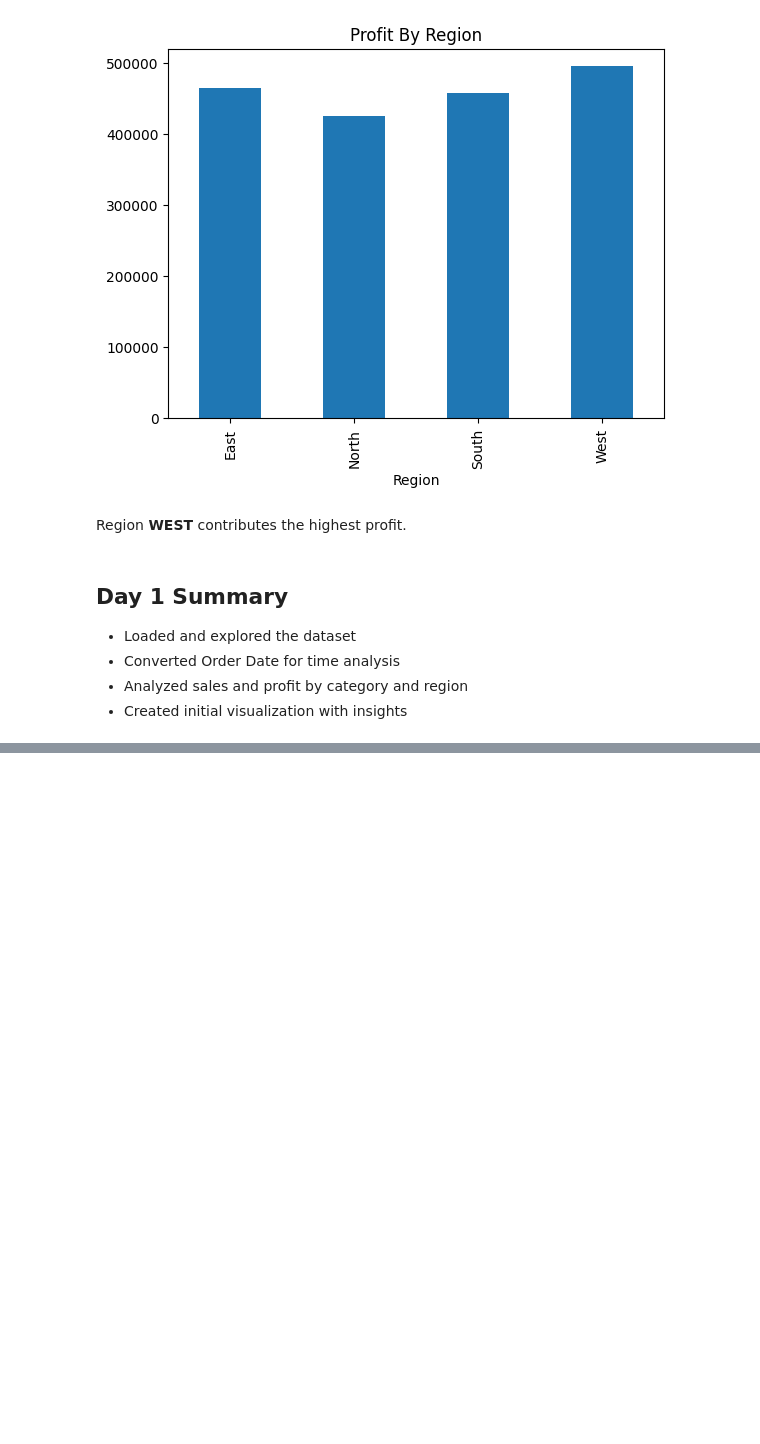
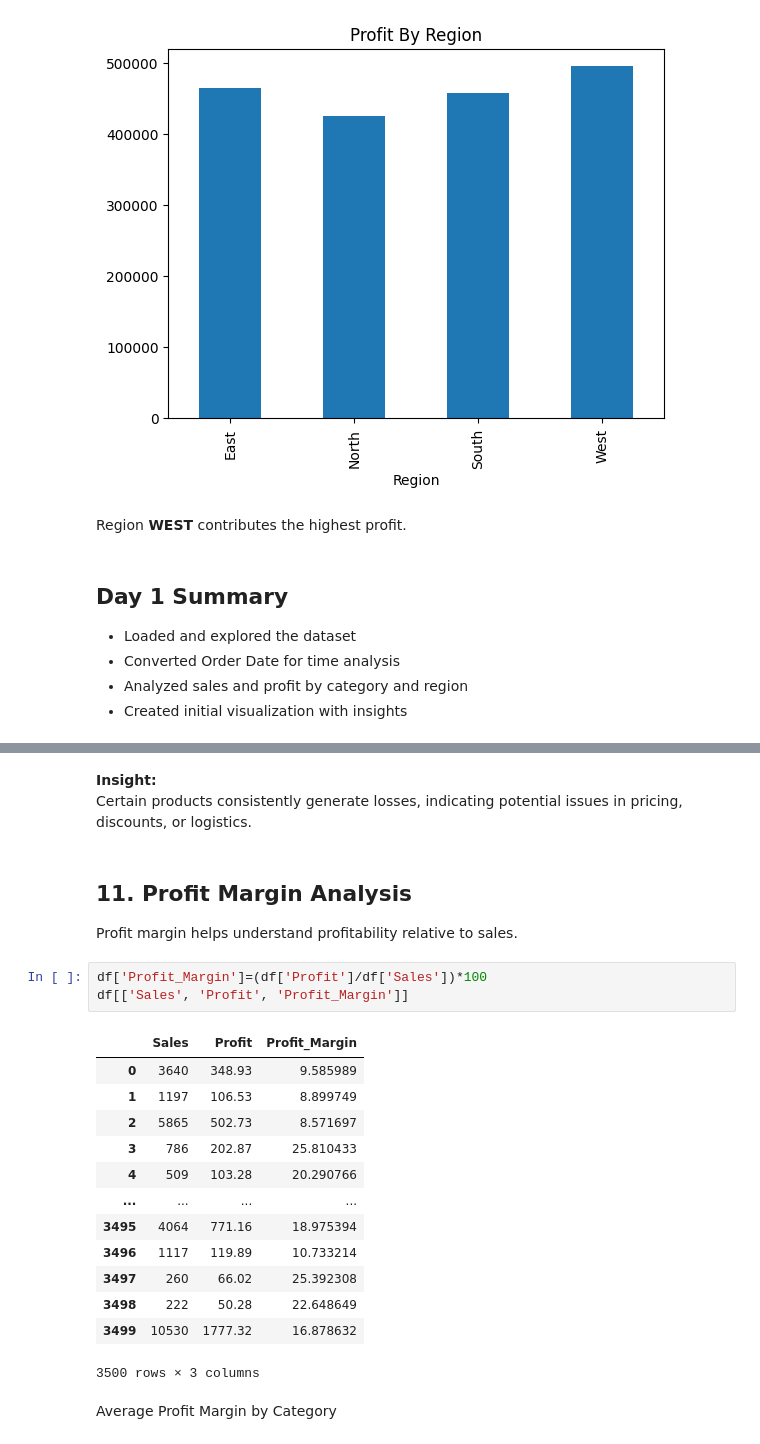
Before and after one commit to Vaishnu30/ecommerce-sales-analysis, a Jupyter notebook: notebook/ecommerce_sales_analysis.ipynb, the cells around one changed output, grey strips where cells are left out. Cells and saved outputs as stored; diff of their text form; blank space fills up the shorter version.

```diff
--- a/notebook/ecommerce_sales_analysis.ipynb
+++ b/notebook/ecommerce_sales_analysis.ipynb
@@ -159,0 +248,26 @@ Region **WEST** contributes the highest profit.
+# %% [markdown]
+**Insight:**
+Certain products consistently generate losses, indicating potential issues in pricing, discounts, or logistics.
+# %% [markdown]
+## 11. Profit Margin Analysis
+
+Profit margin helps understand profitability relative to sales.
+# %%
+df['Profit_Margin']=(df['Profit']/df['Sales'])*100
+df[['Sales', 'Profit', 'Profit_Margin']]
+# %% [output]
+|  | Sales | Profit | Profit_Margin |
+| 0 | 3640 | 348.93 | 9.585989 |
+| 1 | 1197 | 106.53 | 8.899749 |
+| 2 | 5865 | 502.73 | 8.571697 |
+| 3 | 786 | 202.87 | 25.810433 |
+| 4 | 509 | 103.28 | 20.290766 |
+| ... | ... | ... | ... |
+| 3495 | 4064 | 771.16 | 18.975394 |
+| 3496 | 1117 | 119.89 | 10.733214 |
+| 3497 | 260 | 66.02 | 25.392308 |
+| 3498 | 222 | 50.28 | 22.648649 |
+| 3499 | 10530 | 1777.32 | 16.878632 |
+3500 rows × 3 columns
+# %% [markdown]
+Average Profit Margin by Category
```
Also changed, not shown: parts of 19 cells of this notebook.
